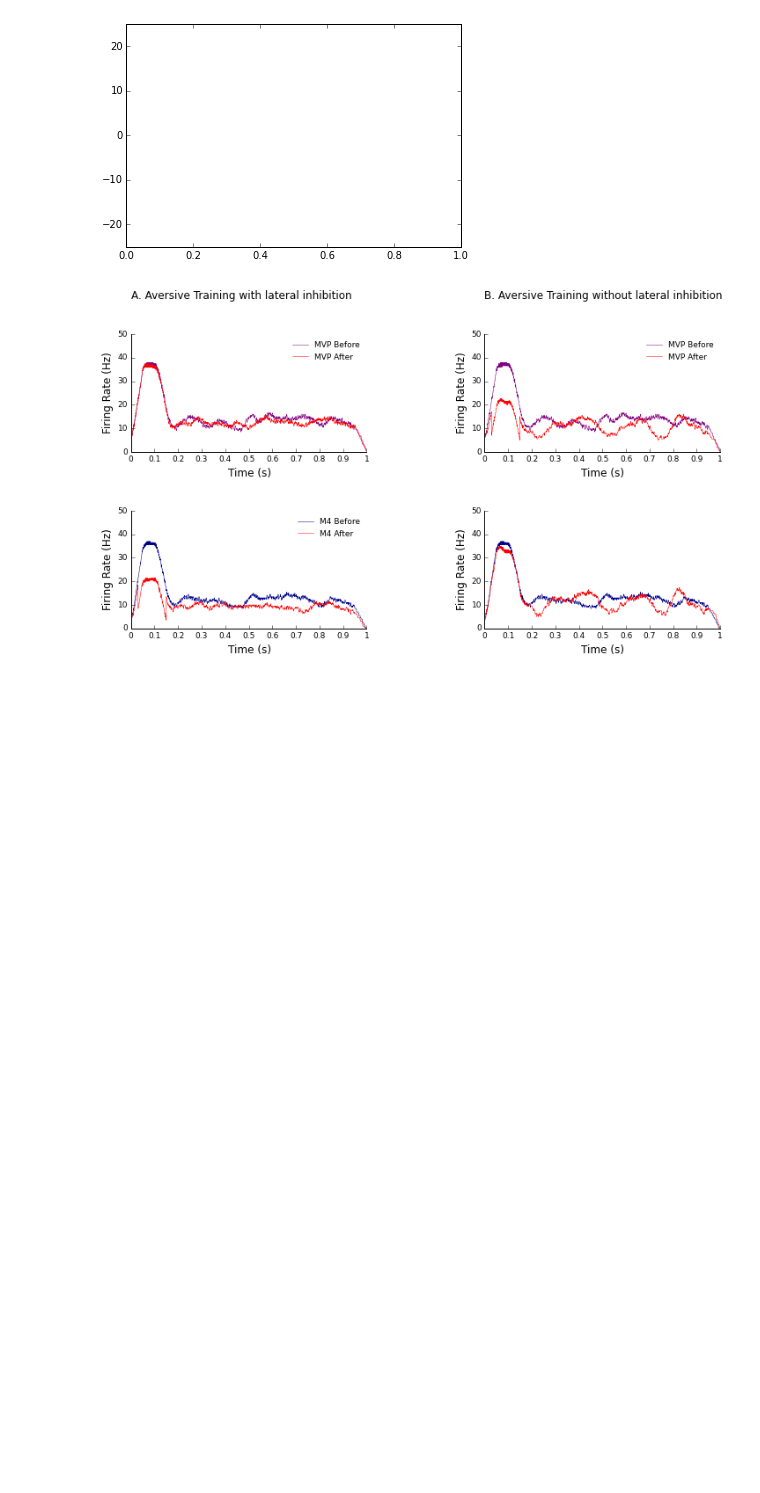
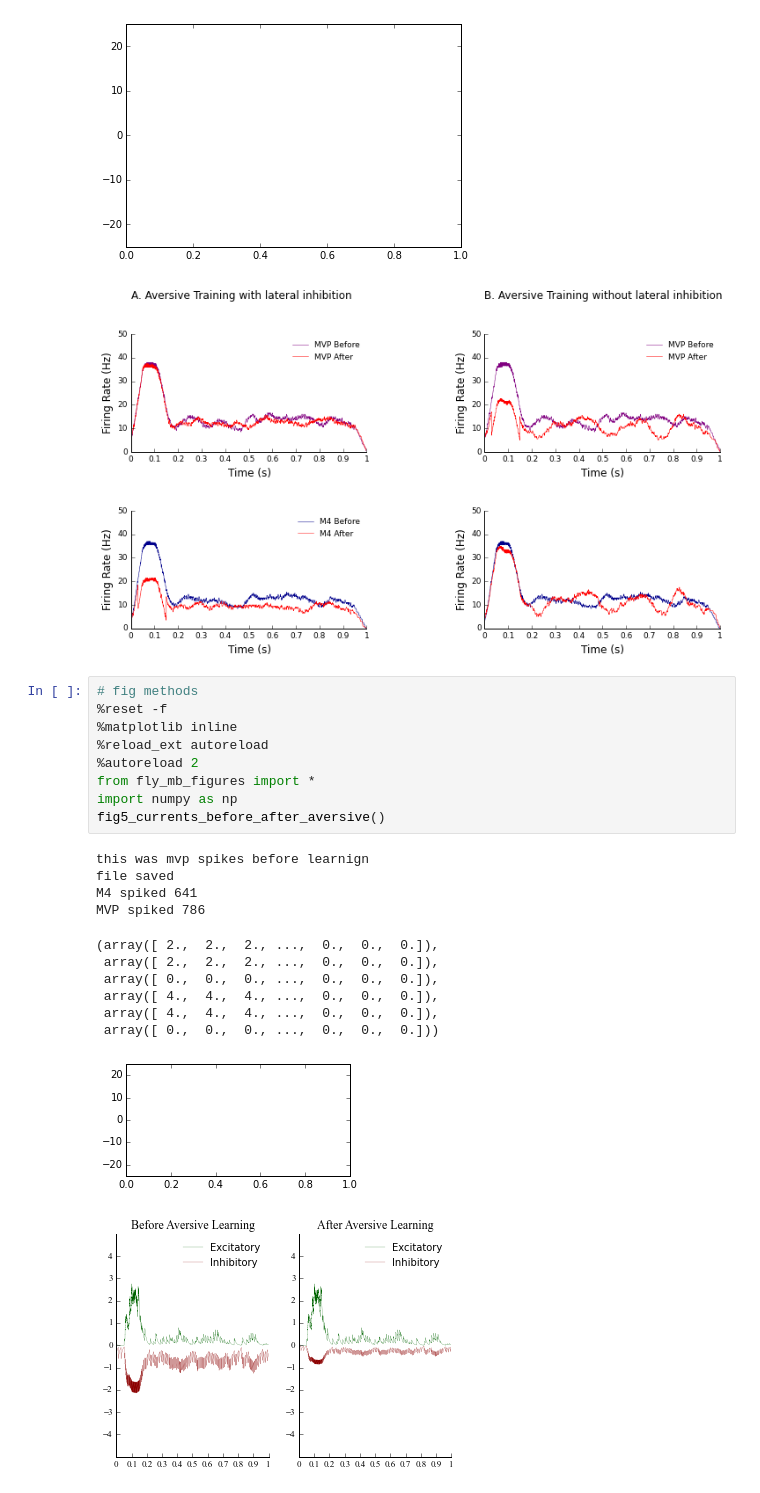
Before and after one commit to s3vinci/deusex, a Jupyter notebook: chapter1/figs_code/make_figures.ipynb, the cells around one changed output. Saved outputs shown, nothing was run; the diff lists cells and outputs as text; blank space fills up the shorter version.

Commit message:
separated some code into different files created function for plotting currents before and after learning

```diff
--- a/chapter1/figs_code/make_figures.ipynb
+++ b/chapter1/figs_code/make_figures.ipynb
@@ -225,3 +225,25 @@ M4 spiked 2514
 MVP spiked 2795
 [figure]
 [figure]
+# %%
+# fig methods
+%reset -f
+%matplotlib inline
+%reload_ext autoreload
+%autoreload 2
+from fly_mb_figures import *
+import numpy as np
+fig5_currents_before_after_aversive()
+# %% [output]
+this was mvp spikes before learnign
+file saved
+M4 spiked 641
+MVP spiked 786
+(array([ 2.,  2.,  2., ...,  0.,  0.,  0.]),
+ array([ 2.,  2.,  2., ...,  0.,  0.,  0.]),
+ array([ 0.,  0.,  0., ...,  0.,  0.,  0.]),
+ array([ 4.,  4.,  4., ...,  0.,  0.,  0.]),
+ array([ 4.,  4.,  4., ...,  0.,  0.,  0.]),
+ array([ 0.,  0.,  0., ...,  0.,  0.,  0.]))
+[figure, added]
+[figure, added]
```
Also changed, not shown: 12 other files.
